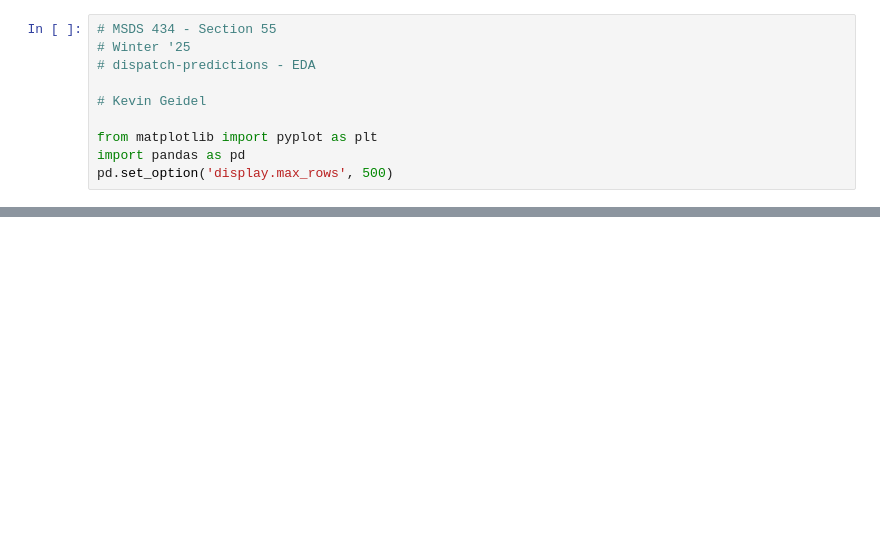
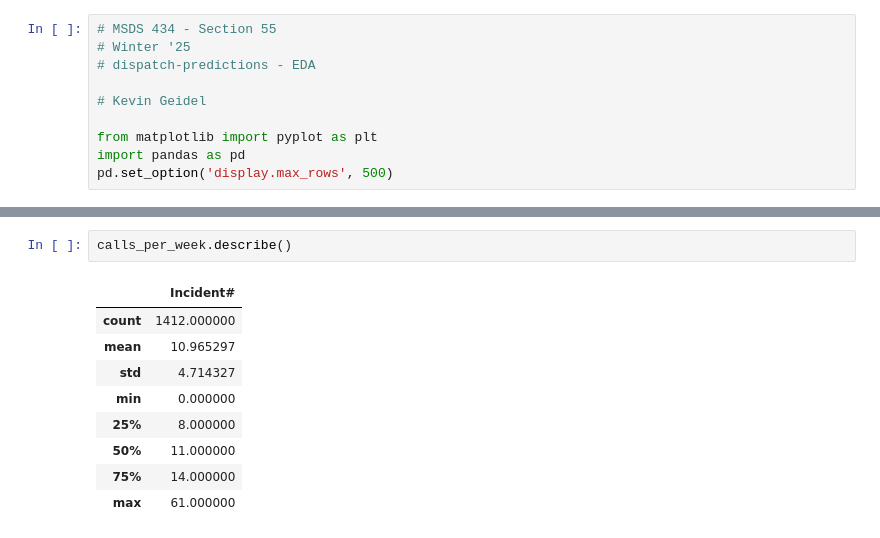
Before and after one commit to kgeidel/msds434-dispatch-predictions, a Jupyter notebook: EDA.ipynb, the cells around one changed output, grey strips where cells are left out. Drawn from its saved outputs; the diff is of its cells as text; blank space fills up the shorter version.

```diff
--- a/EDA.ipynb
+++ b/EDA.ipynb
@@ -63,3 +122,15 @@ plt.show()
+# %%
+calls_per_week.describe()
+# %% [output]
+|  | Incident# |
+| count | 1412.000000 |
+| mean | 10.965297 |
+| std | 4.714327 |
+| min | 0.000000 |
+| 25% | 8.000000 |
+| 50% | 11.000000 |
+| 75% | 14.000000 |
+| max | 61.000000 |
 # %%
 plt.boxplot(calls_per_week, orientation='horizontal');
 plt.title("Distribution of weekly calls")
```
Also changed, not shown: parts of 8 cells of this notebook.
